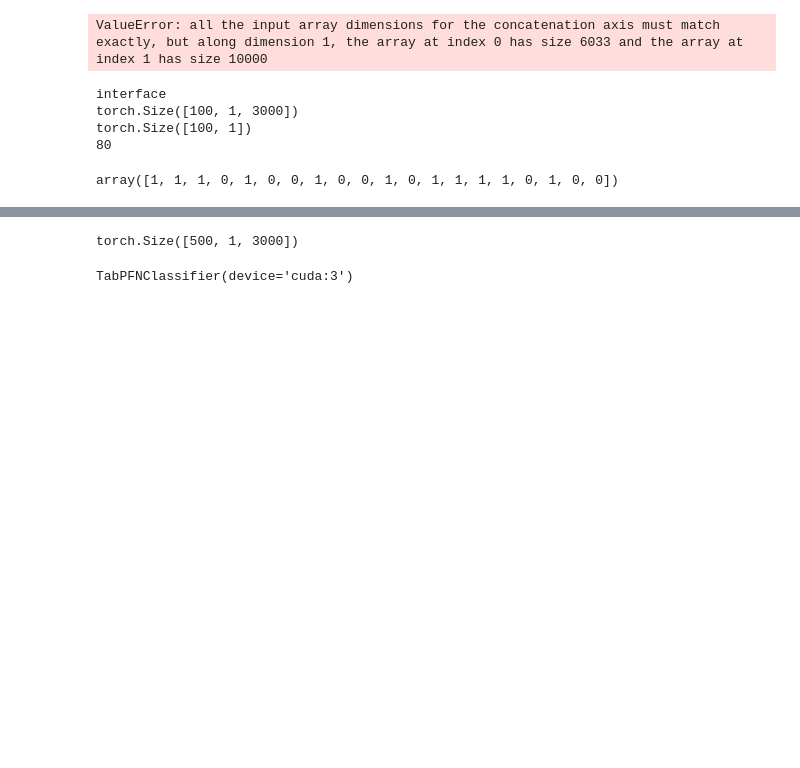
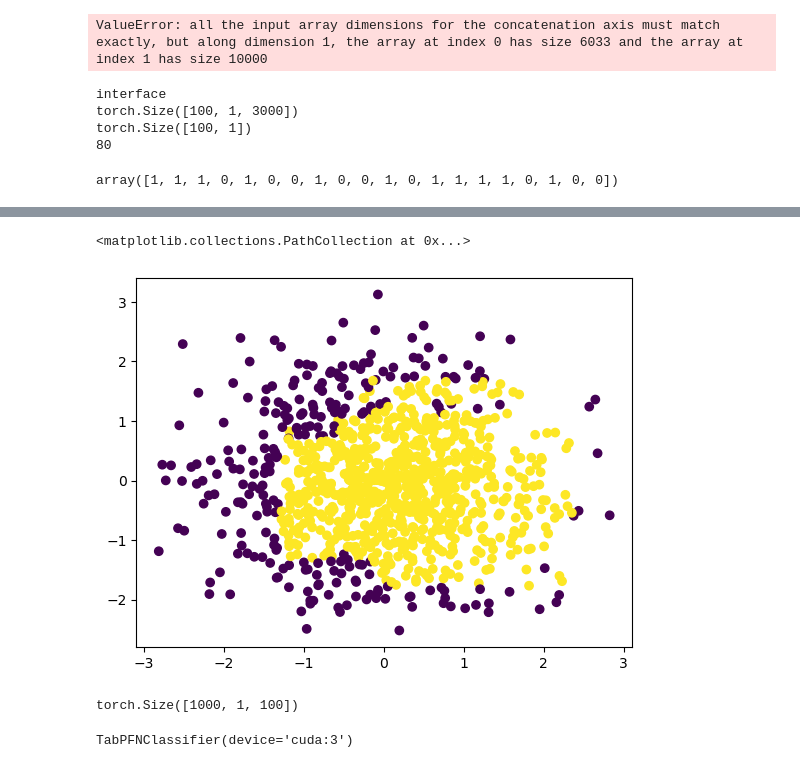
Before and after one commit to LeoGrin/TabPFN, a Jupyter notebook: tabpfn/try_high_dim.ipynb, the cells around one changed output, grey strips where cells are left out. Saved outputs shown, nothing was run; the diff lists cells and outputs as text; code cells hidden in the pictures; blank space fills up the shorter version.

```diff
--- a/tabpfn/try_high_dim.ipynb
+++ b/tabpfn/try_high_dim.ipynb
@@ -105 +107,29 @@ class_assigner = BalancedBinarize()
 y = class_assigner(y)
+# %%
+from tabpfn.priors.trees import get_batch
+from tabpfn.priors.flexible_categorical import MulticlassRank, BalancedBinarize, MulticlassValue
+import numpy as np
+
+hyperparameters = {"n_estimators_lambda": 0.15, "max_depth_lambda": 0.35,
+                   "n_estimators": None,
+                   "num_classes": 10,
+                   "randomize_leaves": False,
+                   "return_classes": False,
+                   "correlation_strength_min": 0, "correlation_strength_max": 0,
+                   "correlation_proba_min": 0, "correlation_proba_max": 0,
+                   "p_categorical": 0,
+                   "sampling": "normal",
+                   "output_multiclass_ordered_p": 0.0,
+}
+
+X, y, _ = get_batch(batch_size=1,
+          seq_len=1000,
+          num_features=2,
+          hyperparameters=hyperparameters)
+
+# normalize y
+y = (y - y.min()) / (y.std())
+class_assigner = MulticlassRank(num_classes=10, ordered_p=hyperparameters["output_multiclass_ordered_p"])
+#class_assigner = MulticlassValue(num_classes=hyperparameters["num_classes"])
+#class_assigner = BalancedBinarize()
+y = class_assigner(y)
@@ -105,0 +159,7 @@ y = class_assigner(y)
+# %%
+import matplotlib.pyplot as plt
+X = X.reshape(X.shape[0], X.shape[2])
+plt.scatter(X[:, 0], X[:, 1], c=y)
+# %% [output]
+<matplotlib.collections.PathCollection at 0x...>
+[figure, added]
@@ -106,7 +168,7 @@ y = class_assigner(y)
 # %%
 X.shape
 # %% [output]
-torch.Size([500, 1, 3000])
+torch.Size([1000, 1, 100])
 # %%
 X = X.reshape(X.shape[0], X.shape[2])
 # %%
```
Also changed, not shown: parts of 14 cells of this notebook, 6 other files.
